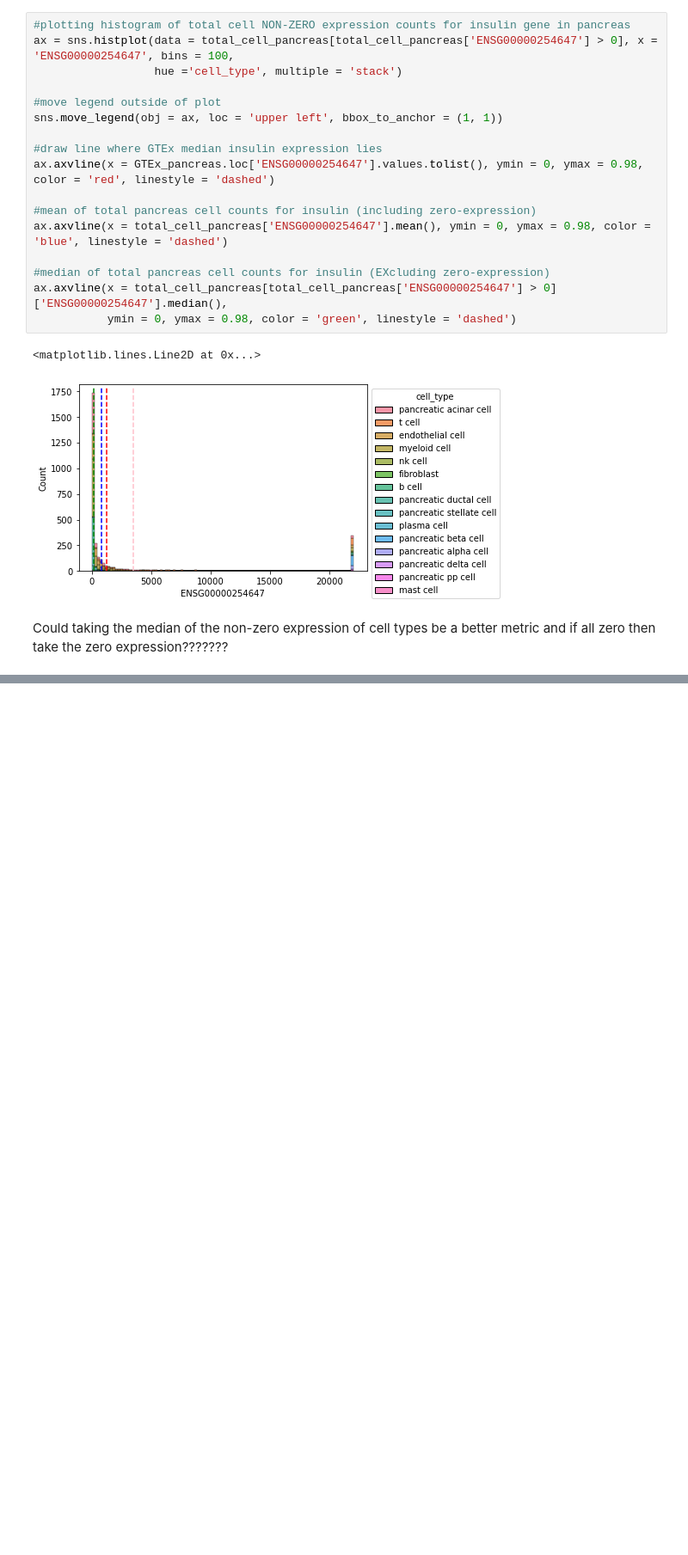
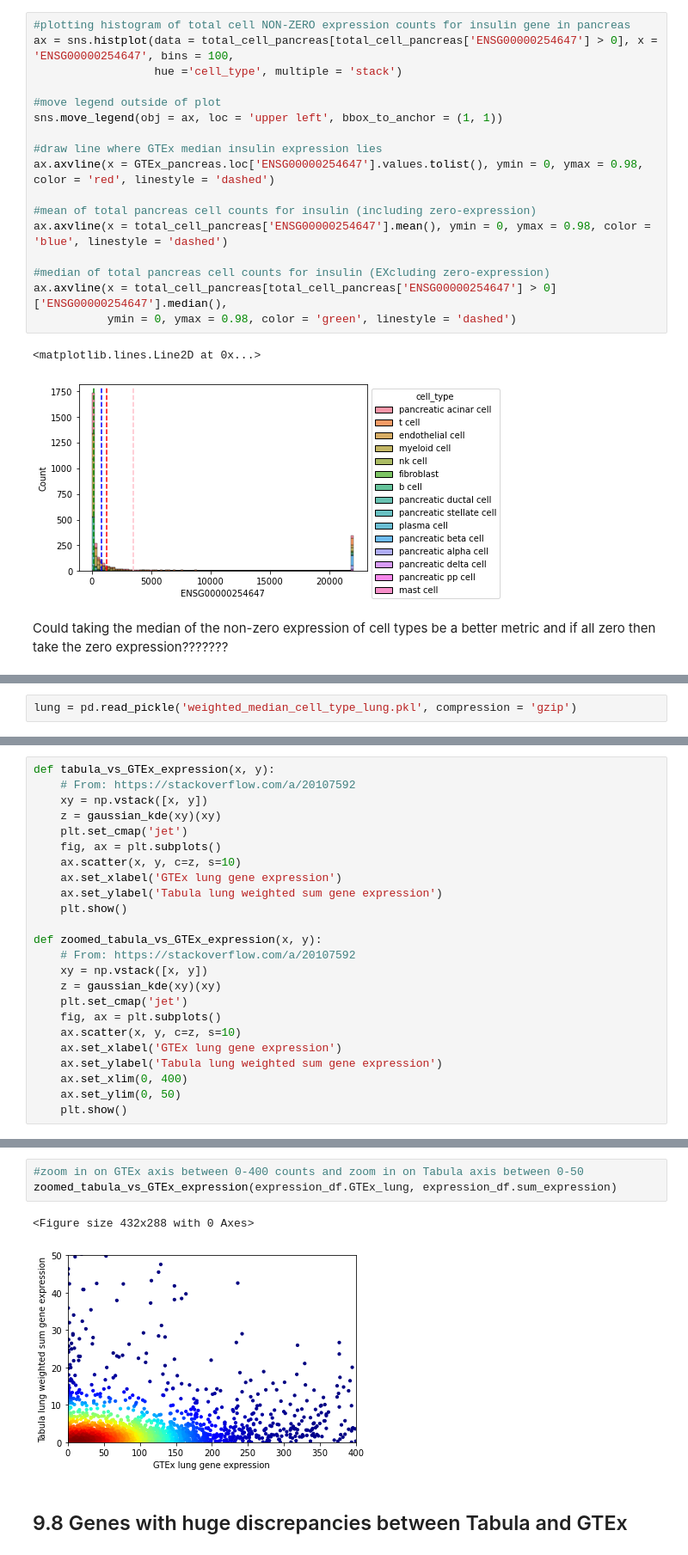
Before and after one commit to opentargets/baseline-expression, a Jupyter notebook: Tabula Sapiens Comparison with Bulk RNA-seq Expression Data.ipynb, the cells around one changed output, grey strips where cells are left out. Shown at 86% size. Cells and saved outputs as stored; diff of their text form; blank space fills up the shorter version.

```diff
--- a/Tabula Sapiens Comparison with Bulk RNA-seq Expression Data.ipynb
+++ b/Tabula Sapiens Comparison with Bulk RNA-seq Expression Data.ipynb
@@ -1785,0 +1695,2 @@ ENSG00000228253, ENSG00000198804, ENSG00000198899, ENSG00000198712 and ENSG00000
+# %%
+lung = pd.read_pickle('weighted_median_cell_type_lung.pkl', compression = 'gzip')
@@ -1785,0 +1729,24 @@ ENSG00000228253, ENSG00000198804, ENSG00000198899, ENSG00000198712 and ENSG00000
+# %%
+def tabula_vs_GTEx_expression(x, y):
+    # From: https://stackoverflow.com/a/20107592
+    xy = np.vstack([x, y])
+    z = gaussian_kde(xy)(xy)
+    plt.set_cmap('jet')
+    fig, ax = plt.subplots()
+    ax.scatter(x, y, c=z, s=10)
+    ax.set_xlabel('GTEx lung gene expression')
+    ax.set_ylabel('Tabula lung weighted sum gene expression')
+    plt.show()
+
+def zoomed_tabula_vs_GTEx_expression(x, y):
+    # From: https://stackoverflow.com/a/20107592
+    xy = np.vstack([x, y])
+    z = gaussian_kde(xy)(xy)
+    plt.set_cmap('jet')
+    fig, ax = plt.subplots()
+    ax.scatter(x, y, c=z, s=10)
+    ax.set_xlabel('GTEx lung gene expression')
+    ax.set_ylabel('Tabula lung weighted sum gene expression')
+    ax.set_xlim(0, 400)
+    ax.set_ylim(0, 50)
+    plt.show()
@@ -1785,0 +1779,8 @@ ENSG00000228253, ENSG00000198804, ENSG00000198899, ENSG00000198712 and ENSG00000
+# %%
+#zoom in on GTEx axis between 0-400 counts and zoom in on Tabula axis between 0-50
+zoomed_tabula_vs_GTEx_expression(expression_df.GTEx_lung, expression_df.sum_expression)
+# %% [output]
+<Figure size 432x288 with 0 Axes>
+[figure, added]
+# %% [markdown]
+## 9.8 Genes with huge discrepancies between Tabula and GTEx
```
Also changed, not shown: parts of 92 cells of this notebook.
